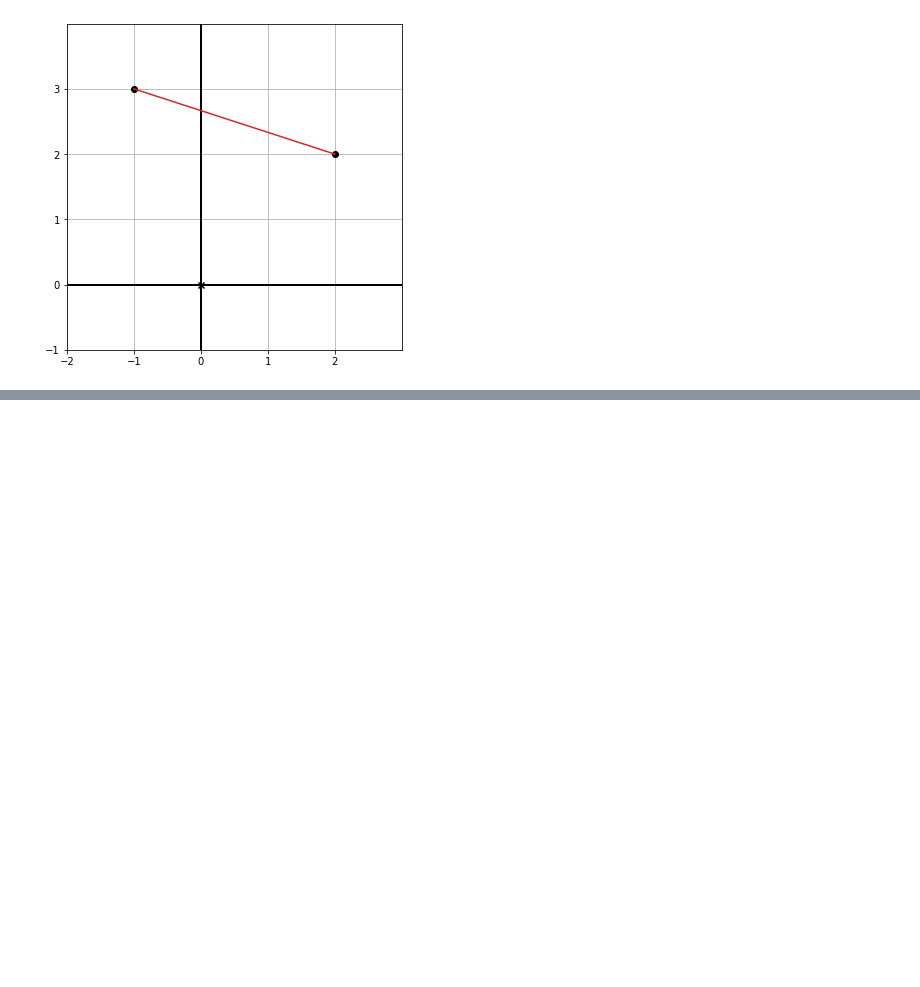
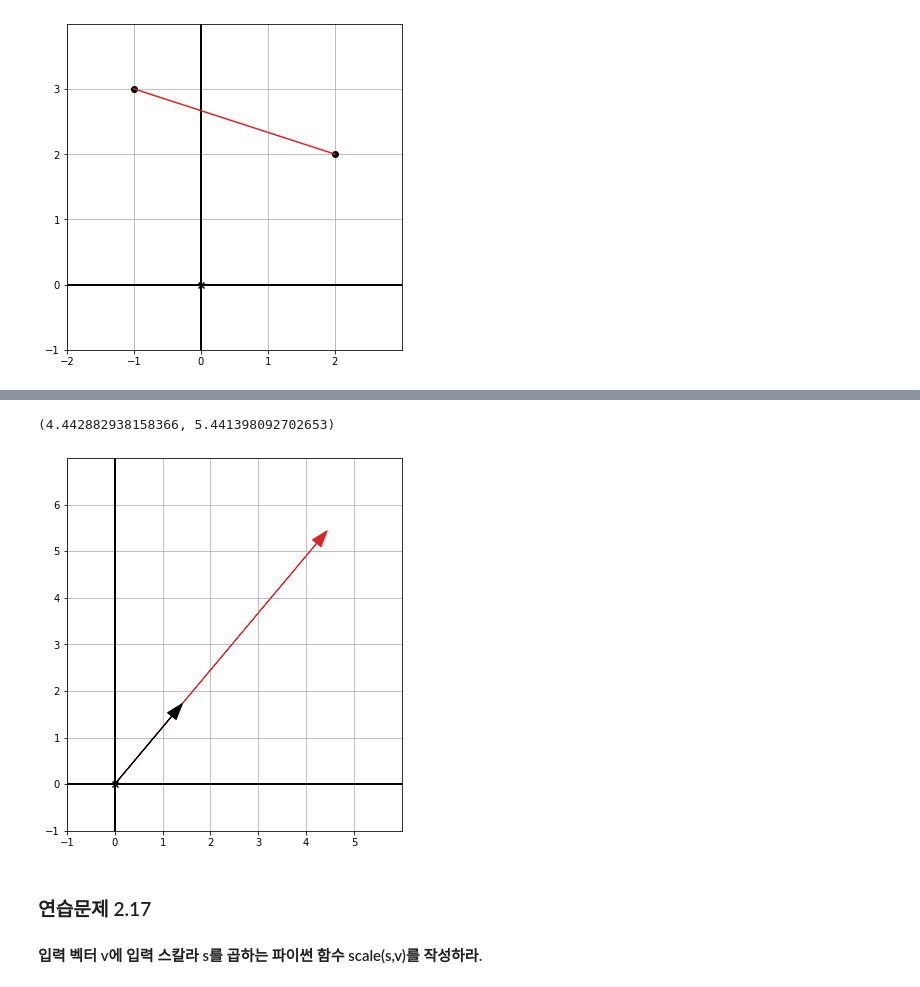
Before and after one commit to lhk6565/Math-for-Programmers, a Jupyter notebook: Part 1/Chapter 02/Chapter 02 Walkthrough.ipynb, the cells around one changed output, grey strips where cells are left out. Cells and saved outputs as stored; diff of their text form; code cells hidden in the pictures; blank space fills up the shorter version.

```diff
--- a/Part 1/Chapter 02/Chapter 02 Walkthrough.ipynb
+++ b/Part 1/Chapter 02/Chapter 02 Walkthrough.ipynb
@@ -171,0 +188,19 @@ hundred_dinos()
+# %%
+from math import sqrt, pi
+
+w = (sqrt(2),sqrt(3))
+w_scaled = (pi * sqrt(2), pi * sqrt(3))
+# %%
+w_scaled
+# %% [output]
+(4.442882938158366, 5.441398092702653)
+# %%
+draw(
+    Arrow(w_scaled, color=red),
+    Arrow(w, color=black)
+)
+# %% [output]
+[figure, added]
+# %% [markdown]
+### 연습문제 2.17
+#### 입력 벡터 v에 입력 스칼라 s를 곱하는 파이썬 함수 scale(s,v)를 작성하라.
```
Also changed, not shown: parts of 45 cells of this notebook.
